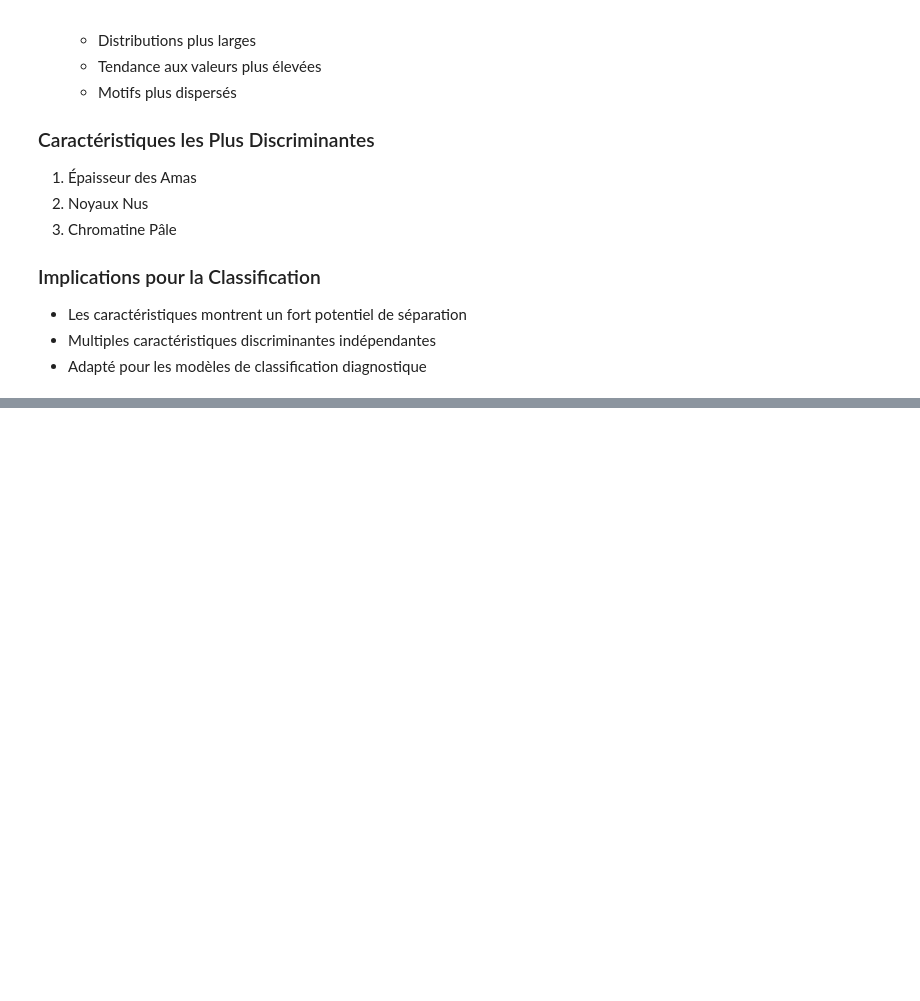
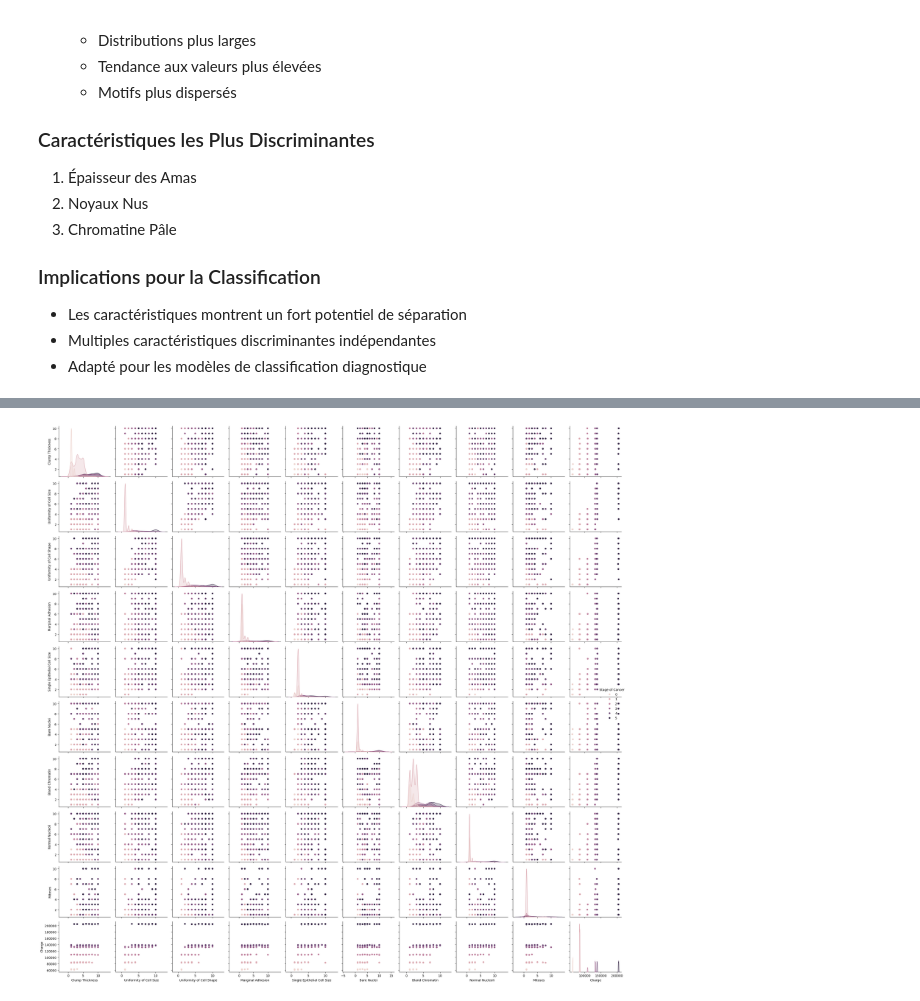
Before and after one commit to Sheris-Milly/Cancer_Predection_App, a Jupyter notebook: Rapport.ipynb, the cells around one changed output, grey strips where cells are left out. Cells and saved outputs as stored; diff of their text form; code cells hidden in the pictures; blank space fills up the shorter version.

```diff
--- a/Rapport.ipynb
+++ b/Rapport.ipynb
@@ -624,0 +799,6 @@ plt.show()
+# %%
+sns.pairplot(data, hue='Stage of Cancer', height=2.5)
+plt.tight_layout()
+plt.show()
+# %% [output]
+[figure, added]
```
Also changed, not shown: parts of 84 cells of this notebook.
